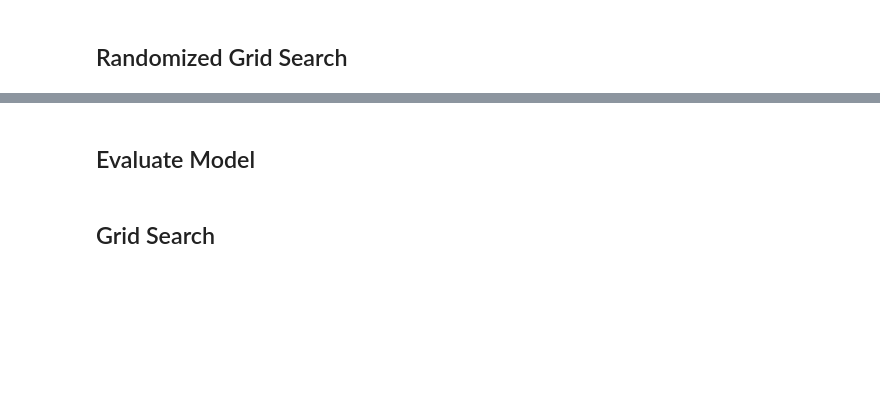
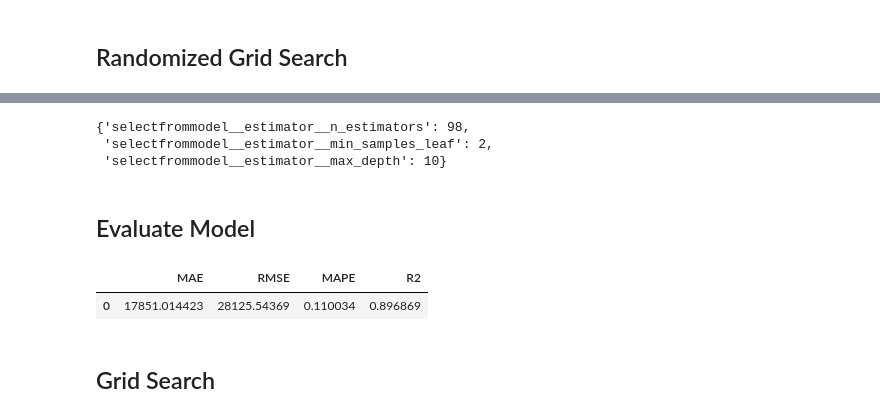
Before and after one commit to MerleSt/HousingPricePrediction, a Jupyter notebook: Notebooks/RandomForest.ipynb, the cells around one changed output, grey strips where cells are left out. Saved outputs shown, nothing was run; the diff lists cells and outputs as text; code cells hidden in the pictures; blank space fills up the shorter version.

```diff
--- a/Notebooks/RandomForest.ipynb
+++ b/Notebooks/RandomForest.ipynb
@@ -290,14 +328,9 @@ pipeline.get_feature_names_out
 ## Randomized Grid Search
 # %%
 param_grid = {
-    'selectfrommodel__estimator__n_estimators': [50, 100, 200, 300],
+    'selectfrommodel__estimator__n_estimators': range(90,110),
     'selectfrommodel__estimator__max_depth': [None, 10, 20, 30, 40],
-    'selectfrommodel__estimator__min_samples_split': [2, 5, 10],
-    'selectfrommodel__estimator__min_samples_leaf': [1, 2, 4],
-    'randomforestregressor__n_estimators': [50, 100, 200, 300],
-    'randomforestregressor__max_depth': [None, 10, 20, 30, 40],
-    'randomforestregressor__min_samples_split': [2, 5, 10],
-    'randomforestregressor__min_samples_leaf': [1, 2, 4]
+    'selectfrommodel__estimator__min_samples_leaf': range(1,5)
 }
 # %%
 search = RandomizedSearchCV(
@@ -305,7 +338,7 @@ search = RandomizedSearchCV(
     param_distributions=param_grid,
     n_iter=100,
     cv=5,
-    verbose=10,
+    verbose=2,
     random_state=42,
     n_jobs=-2
 )
@@ -314,21 +528,28 @@ search.fit(X_train, y_train)
 # %%
 search.best_params_
+# %% [output]
+{'selectfrommodel__estimator__n_estimators': 98,
+ 'selectfrommodel__estimator__min_samples_leaf': 2,
+ 'selectfrommodel__estimator__max_depth': 10}
 # %% [markdown]
 ## Evaluate Model
 # %%
 predictions = search.predict(X_test)
-mae = mean_absolute_error(y_true=y_test, y_pred=predictions).round(2)
-rmse = mean_squared_error(y_true=y_test, y_pred=predictions, squared=False).round(2)
-mape = mean_absolute_percentage_error(y_true=y_test, y_pred=predictions).round(2)
-r2 = r2_score(y_true=y_test, y_pred=predictions).round(2)
+mae = mean_absolute_error(y_true=y_test, y_pred=predictions)
+rmse = mean_squared_error(y_true=y_test, y_pred=predictions, squared=False)
+mape = mean_absolute_percentage_error(y_true=y_test, y_pred=predictions)
+r2 = r2_score(y_true=y_test, y_pred=predictions)
 
 model_df = pd.DataFrame({
     "MAE": [mae],
     "RMSE": [rmse],
     "MAPE": [mape],
     "R2": [r2]},
 )
 model_df
+# %% [output]
+|  | MAE | RMSE | MAPE | R2 |
+| 0 | 17851.014423 | 28125.54369 | 0.110034 | 0.896869 |
 # %%
 model_df
 # %% [markdown]
```
Also changed, not shown: parts of 7 cells of this notebook.
